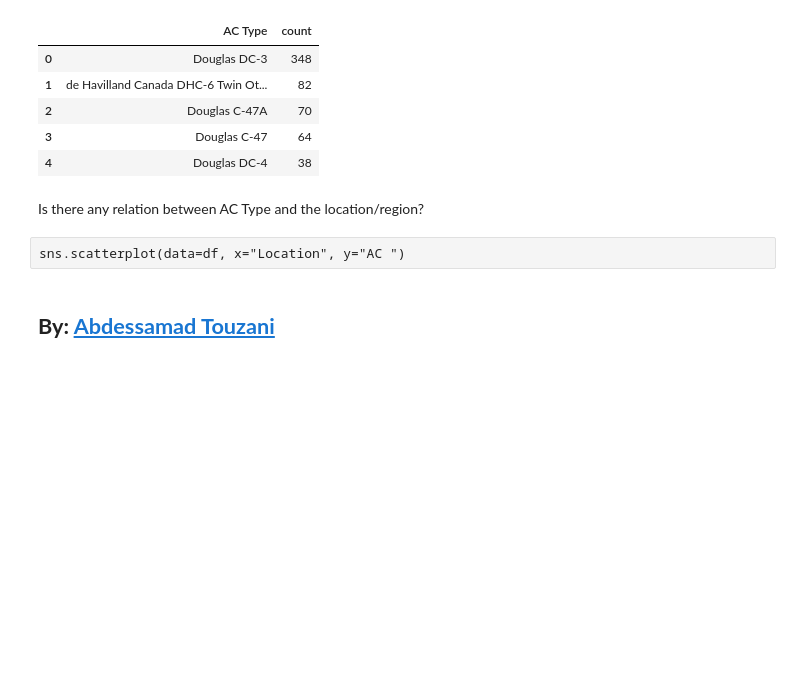
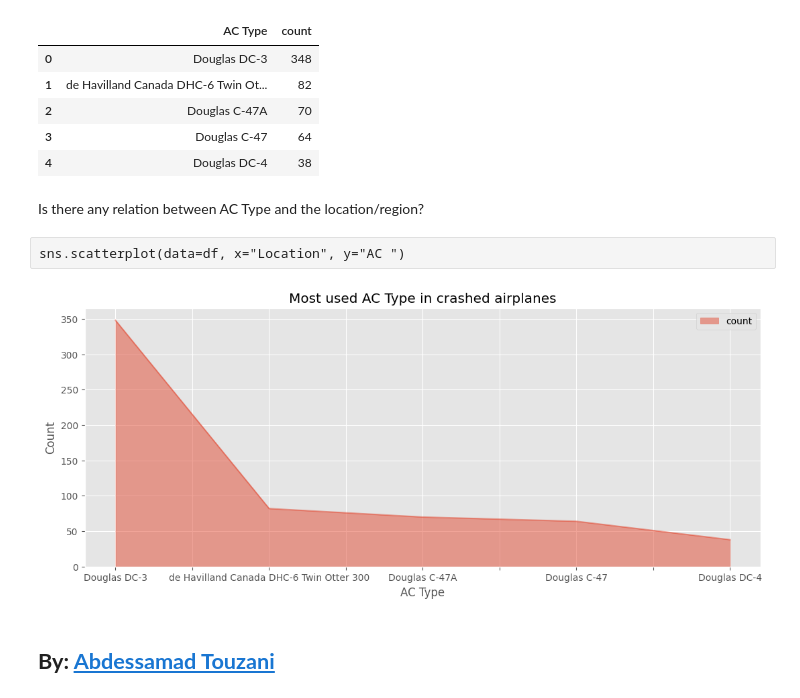
Before and after one commit to AbdessamadTzn/Dat-Analysis, a Jupyter notebook: Analyzing Flight Crashes/analyzing_flight_crashes.ipynb, the cells around one changed output. Saved outputs shown, nothing was run; the diff lists cells and outputs as text; code cells hidden in the pictures; blank space fills up the shorter version.

Commit message:
EDA - Most used AC Type in crashed airplanes

```diff
--- a/Analyzing Flight Crashes/analyzing_flight_crashes.ipynb
+++ b/Analyzing Flight Crashes/analyzing_flight_crashes.ipynb
@@ -455,5 +455,18 @@ top5_AcType
 Is there any relation between AC Type and the location/region?
 # %% [raw]
 sns.scatterplot(data=df, x="Location", y="AC ")
+# %%
+#top_5_locations_df.index = top_5_locations_df.index.map(int)
+top5_AcType.plot(kind='area',
+                        x='AC Type',
+    stacked=False,
+    figsize=(13, 5)
+)
+plt.title('Most used AC Type in crashed airplanes')
+plt.xlabel('AC Type')
+plt.ylabel('Count')
+plt.show()
+# %% [output]
+[figure, added]
 # %% [markdown]
 ## **By: [Abdessamad Touzani](https://www.linkedin.com/in/abdessamadtouzani/)**
```
